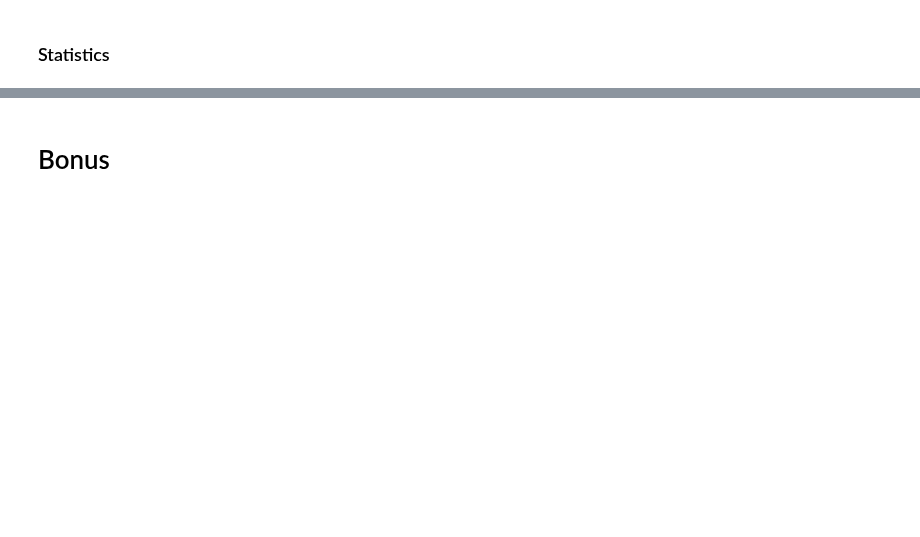
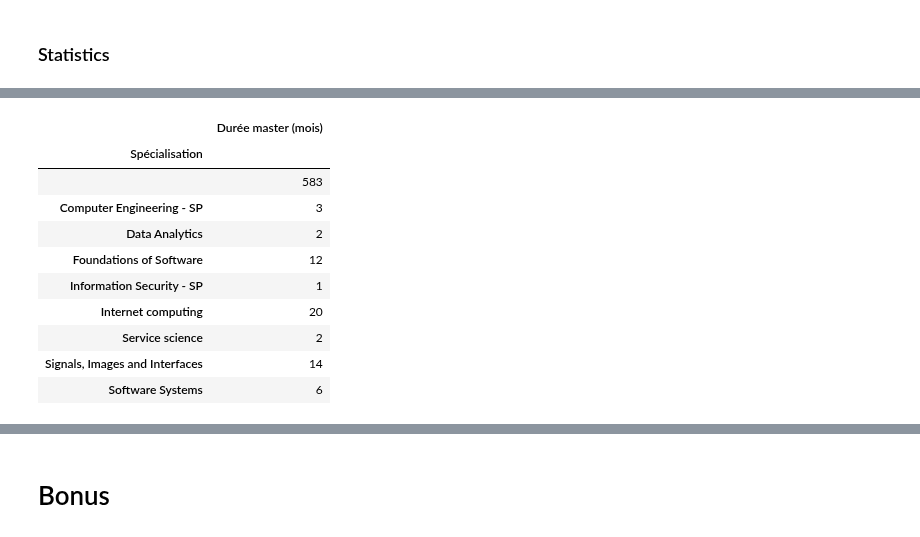
Before and after one commit to antitoine/ADAEPFL-Homework, a Jupyter notebook: 02 - Data from the Web/Solution.ipynb, the cells around one changed output, grey strips where cells are left out. Drawn from its saved outputs; the diff is of its cells as text; code cells hidden in the pictures; blank space fills up the shorter version.

```diff
--- a/02 - Data from the Web/Solution.ipynb
+++ b/02 - Data from the Web/Solution.ipynb
@@ -535,0 +745,14 @@ master_full_data.groupby(['Spécialisation']).median()
+# %%
+master_full_data.groupby(['Spécialisation']).count()[['Durée master (mois)']]
+# %% [output]
+|  | Durée master (mois) |
+| Spécialisation |  |
+|  | 583 |
+| Computer Engineering - SP | 3 |
+| Data Analytics | 2 |
+| Foundations of Software | 12 |
+| Information Security - SP | 1 |
+| Internet computing | 20 |
+| Service science | 2 |
+| Signals, Images and Interfaces | 14 |
+| Software Systems | 6 |
```
Also changed, not shown: parts of 39 cells of this notebook.
